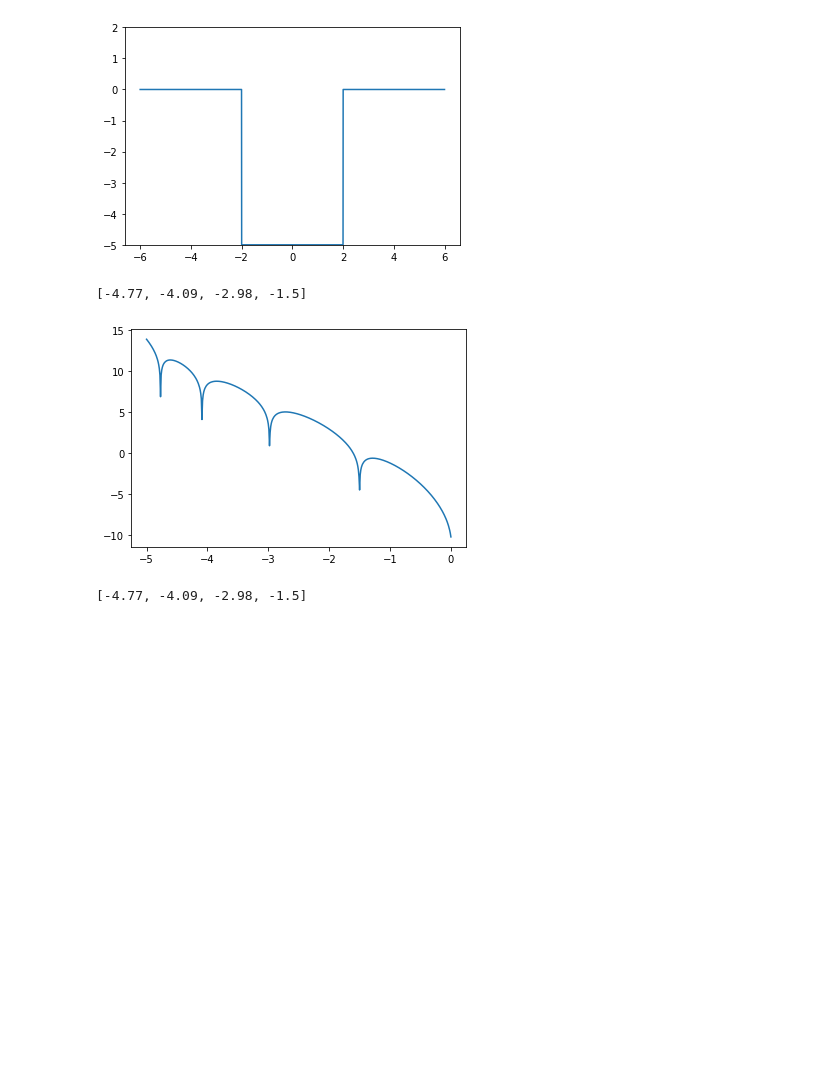
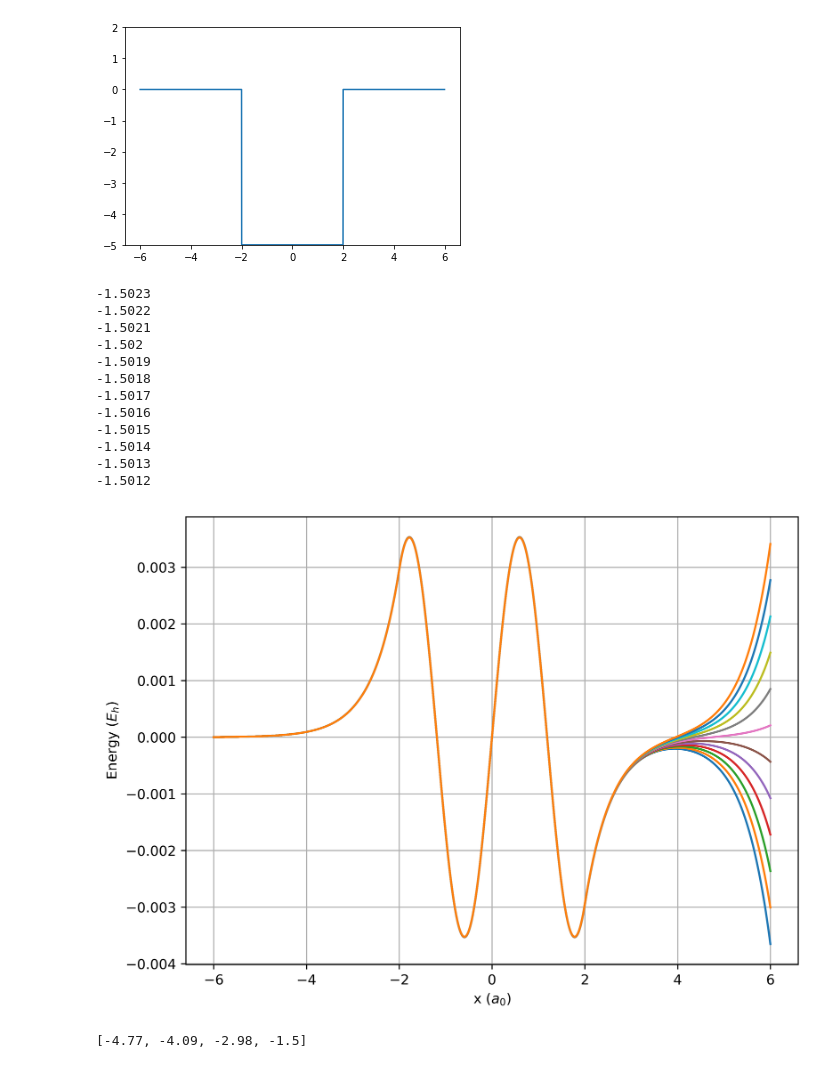
Before and after one commit to rvanco/Projet_info_Schrodinger_M1, a Jupyter notebook: dichotomie_propre2.ipynb, the cells around one changed output. Cells and saved outputs as stored; diff of their text form; code cells hidden in the pictures; blank space fills up the shorter version.

```diff
--- a/dichotomie_propre2.ipynb
+++ b/dichotomie_propre2.ipynb
@@ -113,34 +113,50 @@ plt.ylim(-5,2)
 # %%
 #CONTIENT LES BORNES ET LE PAS DES ENERGIES A TESTER. TRACE LA DIVERGENCE DE LA FONCTION D'ONDE EN x_M EN FONCTION DE L'ENERGIE. SORT LES MINIMAS LOCAUX DU ln DE CETTE DIVERGENCE.
 #CALCULE LA FONCTION D'ONDE DE GAUCHE A DROITE
-E_min=-5
-E_max=0
-dE=0.01
+E_min=-1.51
+E_max=-1.49
+dE=0.0001
 N_E=int((E_max-E_min)/dE+1)
 E_range=np.linspace(E_min,E_max,N_E)
 I=[]
 Y_last=[]
 Z_last=[]
+plt.figure(figsize=[8,6],facecolor='white',dpi=450)
 for E in E_range:
     psi_range = np.zeros(len(x_range))
     psi_range[0] = 0
     psi_range[1] = eps
     out=numerov(psi_range,x_range,V,E,1)
     Y_last.append(abs(out[-1]))
     Z_last.append(np.log(abs(out[-1])))
-    #if Y_last[-1]<5*10**-6:
-        #plt.plot(x_range,out)
-        #print(E)
+    if Y_last[-1]<4*10**-3:
+        plt.plot(x_range,out)
+        print(E)
+plt.grid()
 #plt.plot(E_range,np.abs(Y_last))
-plt.plot(E_range,Z_last)
+#plt.plot(E_range,Z_last)
 E_value=[]
 for i in range (1,N_E-1):
     if Z_last[i]<Z_last[i+1] and Z_last[i]<Z_last[i-1]:
         E_value.append(E_range[i])
 E_value
+plt.xlabel(r'x ($a_0$)')
+plt.ylabel(r'Energy ($E_h$)')
+plt.savefig('../figs/alternative_error.png')
 # %% [output]
-[-4.77, -4.09, -2.98, -1.5]
+-1.5023
+-1.5022
+-1.5021
+-1.502
+-1.5019
+-1.5018
+-1.5017
+-1.5016
+-1.5015
+-1.5014
+-1.5013
+-1.5012
-[figure, old version]
+[figure, new version]
 # %%
 #CONTIENT LES BORNES ET LE PAS DES ENERGIES A TESTER. TRACE LA DIVERGENCE DE LA FONCTION D'ONDE EN x_M EN FONCTION DE L'ENERGIE. SORT LES MINIMAS LOCAUX DU ln DE CETTE DIVERGENCE.
 #CALCULE LA FONCTION D'ONDE DE DROITE A GAUCHE
```
Also changed, not shown: parts of 1 cell of this notebook.
